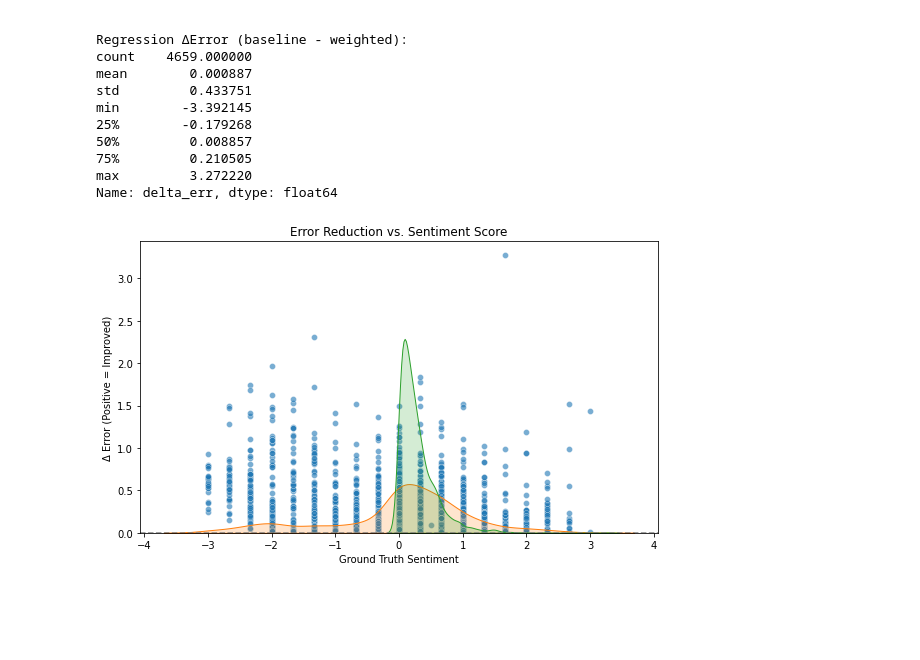
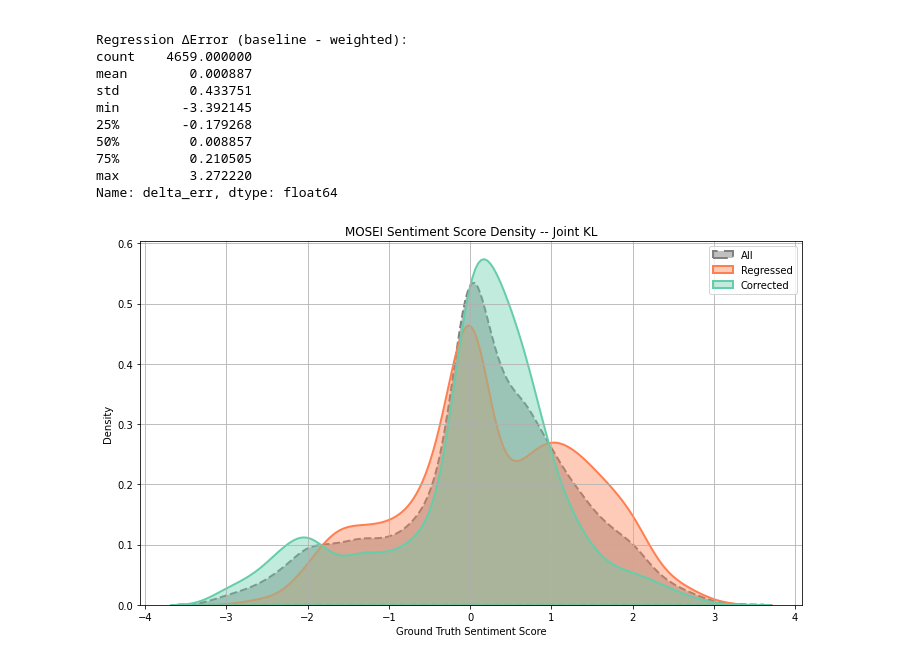
Before and after one commit to JuneHou/Multimodal-Infomax-moe, a Jupyter notebook: analysis/error_analysis_joint_kl.ipynb, the cells around one changed output. Saved outputs shown, nothing was run; the diff lists cells and outputs as text; code cells hidden in the pictures; blank space fills up the shorter version.

```diff
--- a/analysis/error_analysis_joint_kl.ipynb
+++ b/analysis/error_analysis_joint_kl.ipynb
@@ -115,4 +115,12 @@ def run_outcome_analysis(root_path, paths, dataset, model_base='baseline', model
     print(regression_df["delta_err"].describe())
 
     return merged, regression_df
+# %%
+def get_regression_outcome(delta):
+    if delta > 0:
+        return "corrected"
+    elif delta < 0:
+        return "regressed"
+    else:
+        return "unchanged"
 # %% [markdown]
@@ -182,18 +225,25 @@ min        -3.392145
 max         3.272220
 Name: delta_err, dtype: float64
 # %%
-corrected_reg = regression_mosei_kl[regression_mosei_kl["delta_err"] > 0].copy()
-plt.figure(figsize=(8, 5))
-sns.scatterplot(x="Ground_Truth", y="delta_err", data=corrected_reg, alpha=0.6)
-sns.kdeplot(x="Ground_Truth", data=corrected_reg, fill=True, alpha=0.2)
-sns.kdeplot(x="delta_err", data=corrected_reg, fill=True, alpha=0.2)
+regression_mosei_kl["regression_outcome"] = regression_mosei_kl["delta_err"].apply(get_regression_outcome)
 
+# Subsets
+all_data = regression_mosei_kl
+fixed = all_data[all_data["regression_outcome"] == "corrected"]
+regressed = all_data[all_data["regression_outcome"] == "regressed"]
 
-plt.axhline(0, color='gray', linestyle='--')
-plt.title("Error Reduction vs. Sentiment Score")
-plt.xlabel("Ground Truth Sentiment")
-plt.ylabel("Δ Error (Positive = Improved)")
+# Plot KDE
+plt.figure(figsize=(10, 6))
+sns.kdeplot(all_data["Ground_Truth"], fill=True, label="All", linestyle="--", alpha=0.5, linewidth=2, color='gray')
+sns.kdeplot(regressed["Ground_Truth"], fill=True, label="Regressed", alpha=0.4, linewidth=2, color='coral')
+sns.kdeplot(fixed["Ground_Truth"], fill=True, label="Corrected", alpha=0.4, linewidth=2, color='mediumaquamarine')
+
+plt.xlabel("Ground Truth Sentiment Score")
+plt.ylabel("Density")
+plt.title("MOSEI Sentiment Score Density -- Joint KL")
+plt.grid(True)
+plt.legend()
 plt.tight_layout()
 plt.show()
 # %% [output]
-[figure, old version]
+[figure, new version]
```
Also changed, not shown: parts of 23 cells of this notebook, 7 other files.
